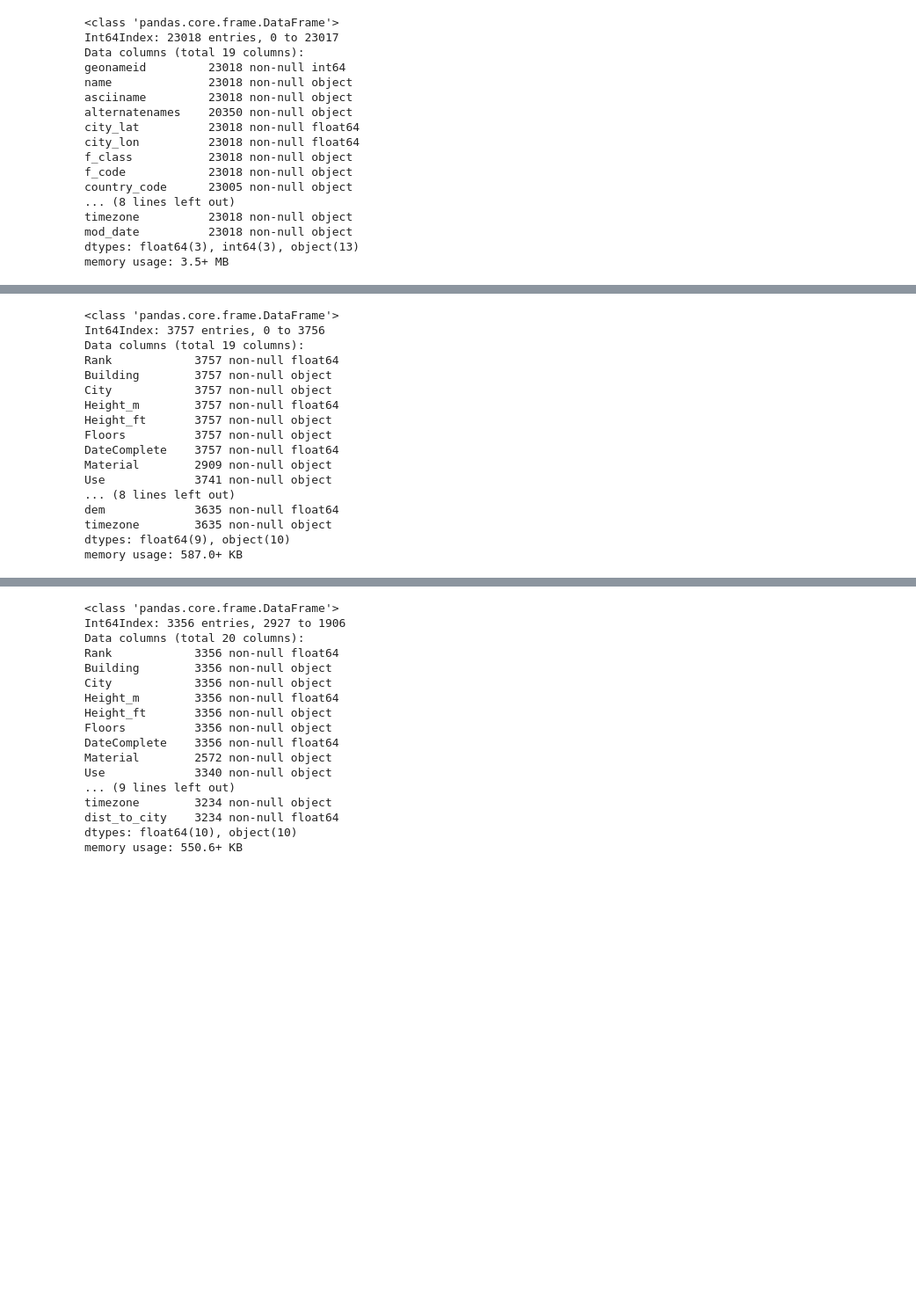
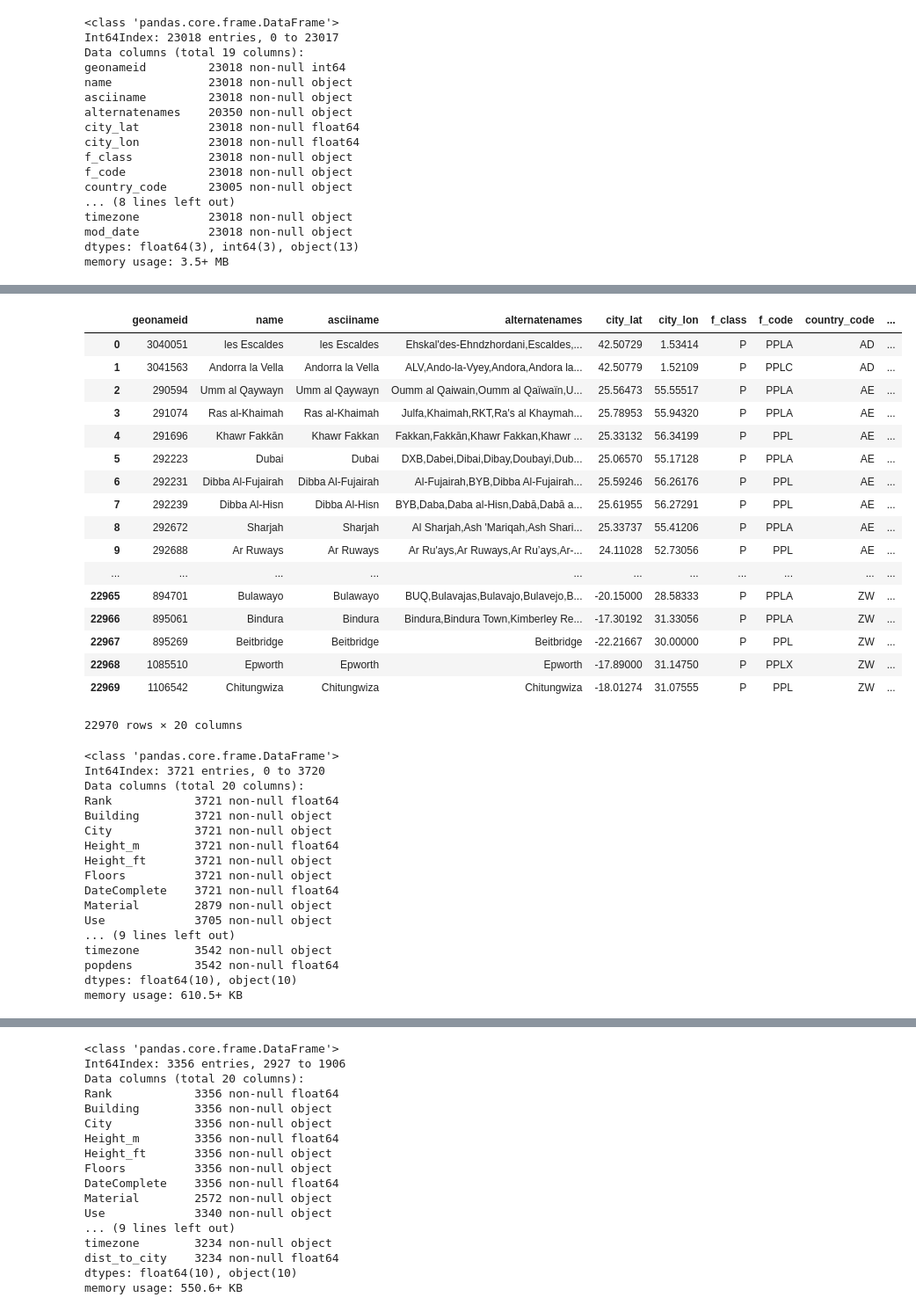
Before and after one commit to afcarl/UrbanSystems, a Jupyter notebook: TallestBuildings/DataClean_Buildings.ipynb, the cells around one changed output, grey strips where cells are left out. Shown at 88% size. Saved outputs shown, nothing was run; the diff lists cells and outputs as text; code cells hidden in the pictures; blank space fills up the shorter version.

```diff
--- a/TallestBuildings/DataClean_Buildings.ipynb
+++ b/TallestBuildings/DataClean_Buildings.ipynb
@@ -151,0 +154,2 @@ memory usage: 3.5+ MB
+# %%
+cities_PD = gpd.read_file('interim_data/city_popdens.geojson')
@@ -152,3 +188,25 @@ memory usage: 3.5+ MB
+# %%
+cities = pd.merge(cities, cities_PD.loc[:,('geonameid', 'popdens')], left_on='geonameid', right_on='geonameid')
+cities.info()
+# %% [output]
+|  | geonameid | name | asciiname | alternatenames | city_lat | city_lon | f_class | f_code | country_code | ... |
+| 0 | 3040051 | les Escaldes | les Escaldes | Ehskal'des-Ehndzhordani,Escaldes,... | 42.50729 | 1.53414 | P | PPLA | AD | ... |
+| 1 | 3041563 | Andorra la Vella | Andorra la Vella | ALV,Ando-la-Vyey,Andora,Andora la... | 42.50779 | 1.52109 | P | PPLC | AD | ... |
+| 2 | 290594 | Umm al Qaywayn | Umm al Qaywayn | Oumm al Qaiwain,Oumm al Qaïwaïn,U... | 25.56473 | 55.55517 | P | PPLA | AE | ... |
+| 3 | 291074 | Ras al-Khaimah | Ras al-Khaimah | Julfa,Khaimah,RKT,Ra's al Khaymah... | 25.78953 | 55.94320 | P | PPLA | AE | ... |
+| 4 | 291696 | Khawr Fakkān | Khawr Fakkan | Fakkan,Fakkān,Khawr Fakkan,Khawr ... | 25.33132 | 56.34199 | P | PPL | AE | ... |
+| 5 | 292223 | Dubai | Dubai | DXB,Dabei,Dibai,Dibay,Doubayi,Dub... | 25.06570 | 55.17128 | P | PPLA | AE | ... |
+| 6 | 292231 | Dibba Al-Fujairah | Dibba Al-Fujairah | Al-Fujairah,BYB,Dibba Al-Fujairah... | 25.59246 | 56.26176 | P | PPL | AE | ... |
+| 7 | 292239 | Dibba Al-Hisn | Dibba Al-Hisn | BYB,Daba,Daba al-Hisn,Dabā,Dabā a... | 25.61955 | 56.27291 | P | PPL | AE | ... |
+| 8 | 292672 | Sharjah | Sharjah | Al Sharjah,Ash 'Mariqah,Ash Shari... | 25.33737 | 55.41206 | P | PPLA | AE | ... |
+| 9 | 292688 | Ar Ruways | Ar Ruways | Ar Ru'ays,Ar Ruways,Ar Ru’ays,Ar-... | 24.11028 | 52.73056 | P | PPL | AE | ... |
+| ... | ... | ... | ... | ... | ... | ... | ... | ... | ... | ... |
+| 22965 | 894701 | Bulawayo | Bulawayo | BUQ,Bulavajas,Bulavajo,Bulavejo,B... | -20.15000 | 28.58333 | P | PPLA | ZW | ... |
+| 22966 | 895061 | Bindura | Bindura | Bindura,Bindura Town,Kimberley Re... | -17.30192 | 31.33056 | P | PPLA | ZW | ... |
+| 22967 | 895269 | Beitbridge | Beitbridge | Beitbridge | -22.21667 | 30.00000 | P | PPL | ZW | ... |
+| 22968 | 1085510 | Epworth | Epworth | Epworth | -17.89000 | 31.14750 | P | PPLX | ZW | ... |
+| 22969 | 1106542 | Chitungwiza | Chitungwiza | Chitungwiza | -18.01274 | 31.07555 | P | PPL | ZW | ... |
+22970 rows × 20 columns
 # %%
 # create lower-case, no space columns for data join
 df['city_ns'] = df.City.apply(lambda x: x.replace(" ", "").lower())
@@ -156,28 +214,28 @@ cities['city_ns'] = cities.asciiname.apply(lambda x: x.replace(" ", "").lower())
 # %%
 # merge on stripped down city names
 df_full = pd.merge(df, cities.loc[:,('name', 'city_lat', 'city_lon', 'country_code', 'population',
-                                     'dem', 'timezone', 'city_ns')],
+                                     'dem', 'timezone', 'city_ns', 'popdens')],
                    how='outer', left_on='city_ns', right_on='city_ns')
 df_full = df_full[~df_full.Building.isnull()]
 df_full.info()
 # %% [output]
 <class 'pandas.core.frame.DataFrame'>
-Int64Index: 3757 entries, 0 to 3756
-Data columns (total 19 columns):
-Rank            3757 non-null float64
-Building        3757 non-null object
-City            3757 non-null object
-Height_m        3757 non-null float64
-Height_ft       3757 non-null object
-Floors          3757 non-null object
-DateComplete    3757 non-null float64
-Material        2909 non-null object
-Use             3741 non-null object
-... (8 lines left out)
-dem             3635 non-null float64
-timezone        3635 non-null object
-dtypes: float64(9), object(10)
-memory usage: 587.0+ KB
+Int64Index: 3721 entries, 0 to 3720
+Data columns (total 20 columns):
+Rank            3721 non-null float64
+Building        3721 non-null object
+City            3721 non-null object
+Height_m        3721 non-null float64
+Height_ft       3721 non-null object
+Floors          3721 non-null object
+DateComplete    3721 non-null float64
+Material        2879 non-null object
+Use             3705 non-null object
+... (9 lines left out)
+timezone        3542 non-null object
+popdens         3542 non-null float64
+dtypes: float64(10), object(10)
+memory usage: 610.5+ KB
 # %%
 # Haversine formula example in Python: https://gist.github.com/rochacbruno/2883505
 # Author: Wayne Dyck
```
Also changed, not shown: parts of 8 cells of this notebook.
